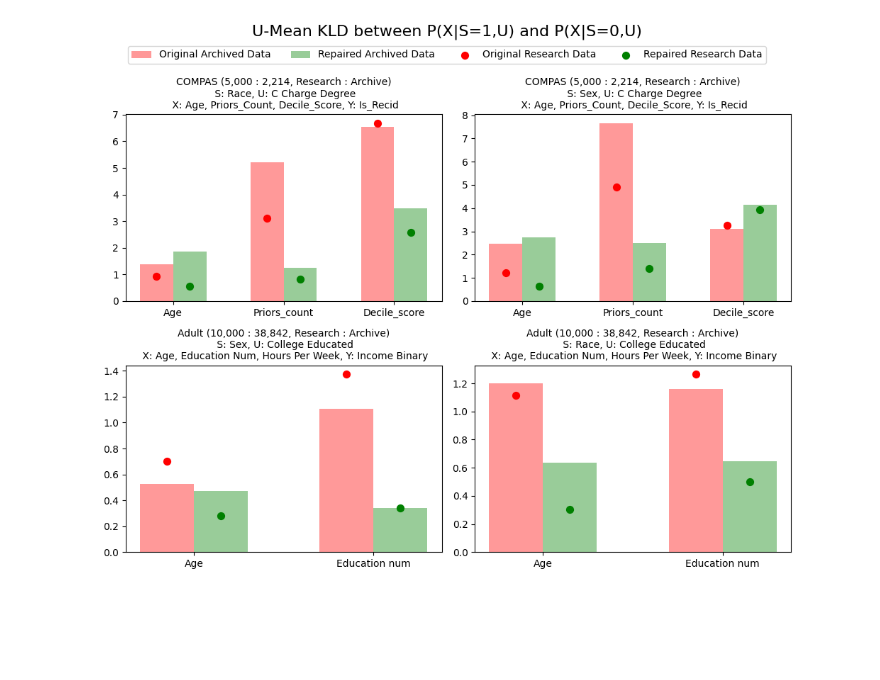
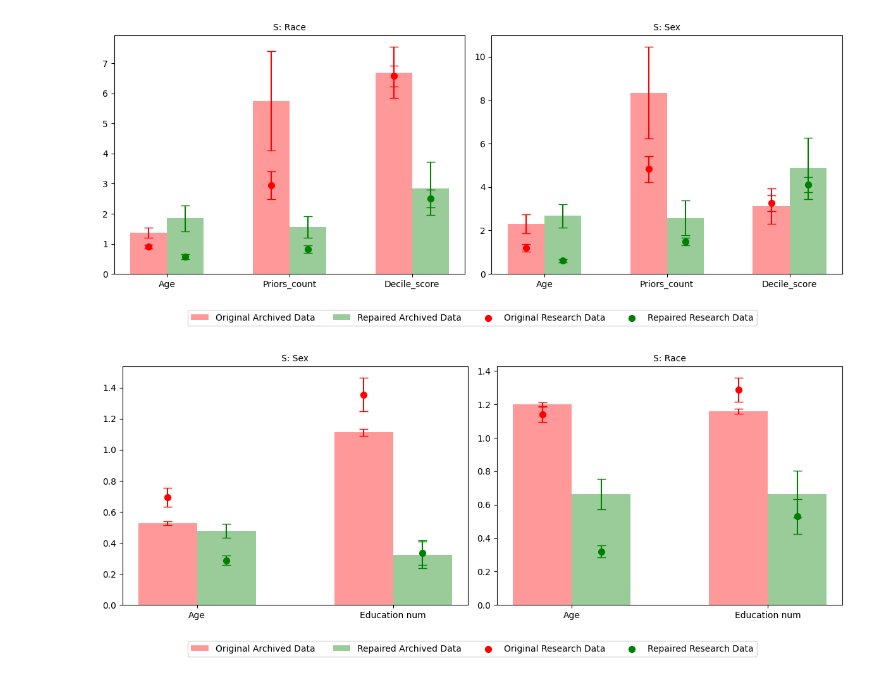
Before and after one commit to Langbridge/AIF360, a Jupyter notebook: examples/demo_distributional_repair.ipynb, the cells around one changed output. Cells and saved outputs as stored; diff of their text form; code cells hidden in the pictures; blank space fills up the shorter version.

```diff
--- a/examples/demo_distributional_repair.ipynb
+++ b/examples/demo_distributional_repair.ipynb
@@ -161,7 +183,7 @@ Mean KLD for Repaired Archive Dataset:     0.38477346237039634
 # %%
 
 
-fig, ax = plt.subplots(figsize=(6, 6))
+fig, ax = plt.subplots(1,1,figsize=(6, 4))
 
 bar_width = 0.3
 original_color = 'red'
@@ -181,7 +203,7 @@ repaired_scatter = ax.scatter(x=pos + bar_width/2, y=kld_x_tilde_R_mean, color=r
 x_labels = [feat.replace('-', ' ').capitalize() for feat in feats if feat not in plot_ignored_features]
 ax.set_xticks(pos)
 ax.set_xticklabels(x_labels)
-ax.set_title(f"Adult Dataset ({n_R:,} : {len(tilde_x_A):,}, Research : Archive)\n S: {s.title()}, U: {u.replace('_', ' ').title()}\n X: {', '.join([x.replace('-', ' ').title() for x in x if x])}, Y: {y.replace(' ', ' ').title()}", fontsize=12)
+# ax.set_title(f"Adult Dataset ({n_R:,} : {len(tilde_x_A):,}, Research : Archive)\n S: {s.title()}, U: {u.replace('_', ' ').title()}\n X: {', '.join([x.replace('-', ' ').title() for x in x if x])}, Y: {y.replace(' ', ' ').title()}", fontsize=12)
 
 handles = [original_bars, repaired_bars, original_scatter, repaired_scatter]
 labels = ['Original Archived Data', 'Repaired Archived Data', 'Original Research Data', 'Repaired Research Data']
@@ -190,7 +212,7 @@ ax.legend(handles, labels)
 ax.set_ylabel("KLD")
 ax.set_xlabel("Feature")
 
-plt.suptitle("U-Mean KLD between P(X|S=1,U) and P(X|S=0,U)", fontsize=16)
-plt.tight_layout(rect=[0, 0, 1, 0.95])
+# plt.suptitle("U-Mean KLD between P(X|S=1,U) and P(X|S=0,U)", fontsize=16)
+# plt.tight_layout(rect=[0, 0, 1, 0.95])
 plt.show()
 # %% [output]
@@ -251,7 +273,7 @@ dataset_tests = [
     },
 ]
 # %%
-trials = 20
+trials = 50
 
 with tqdm(total=len(dataset_tests) * trials, desc="Progress") as pbar:
     for t in dataset_tests:
@@ -297,42 +319,82 @@ with tqdm(total=len(dataset_tests) * trials, desc="Progress") as pbar:
             t['results']['kld_x_A'].append(kld_x_A)
             t['results']['kld_x_tilde_A'].append(kld_x_tilde_A)
             pbar.update(1)  # Update the progress bar after each trial
+# %%
+# import pickle
+# with open('dataset_tests.pkl', 'wb') as f:
+#     pickle.dump(dataset_tests, f)
+
+# # load dataset_tests
+import pickle
+with open('dataset_tests.pkl', 'rb') as f:
+    dataset_tests = pickle.load(f)
 # %%
-fig, axs = plt.subplots(nrows=(len(dataset_tests) + 1) // 2, ncols=2, figsize=(10, 4*((len(dataset_tests) + 1) // 2)))
-axs = axs.flatten()  # Flatten the axs array for easier indexing
+# First plot
+fig1, axs1 = plt.subplots(nrows=1, ncols=2, figsize=(12, 5))
+axs1 = axs1.flatten()
+handles1 = []
 
-handles = []  # Create empty handles list for the legend
+# Second plot
+fig2, axs2 = plt.subplots(nrows=1, ncols=2, figsize=(12, 5))
+axs2 = axs2.flatten()
+handles2 = []
+
 for i, t in enumerate(dataset_tests):
-    ax = axs[i]
+    if i < 2:
+        ax = axs1[i]
+        handles = handles1
+    else:
+        ax = axs2[i-2]
+        handles = handles2
+
     bar_width = 0.3
     original_color = 'red'
     repaired_color = 'green'
+
     kld_x_A_mean = np.mean(t['results']['kld_x_A'], axis=0)[:, 0]
     kld_x_tilde_A_mean = np.mean(t['results']['kld_x_tilde_A'], axis=0)[:, 0]
     kld_x_R_mean = np.mean(t['results']['kld_x_R'], axis=0)[:, 0]
     kld_x_tilde_R_mean = np.mean(t['results']['kld_x_tilde_R'], axis=0)[:, 0]
+
+    kld_x_A_std = np.std(t['results']['kld_x_A'], axis=0)[:, 0]
+    kld_x_tilde_A_std = np.std(t['results']['kld_x_tilde_A'], axis=0)[:, 0]
+    kld_x_R_std = np.std(t['results']['kld_x_R'], axis=0)[:, 0]
+    kld_x_tilde_R_std = np.std(t['results']['kld_x_tilde_R'], axis=0)[:, 0]
+
     pos = np.arange(len(kld_x_A_mean))
     original_bars = ax.bar(x=pos - bar_width/2, height=kld_x_A_mean, width=bar_width, alpha=0.4, color=original_color)
     repaired_bars = ax.bar(x=pos + bar_width/2, height=kld_x_tilde_A_mean, width=bar_width, alpha=0.4, color=repaired_color)
+
     original_scatter = ax.scatter(x=pos - bar_width/2, y=kld_x_R_mean, color=original_color, marker='o', s=50)
     repaired_scatter = ax.scatter(x=pos + bar_width/2, y=kld_x_tilde_R_mean, color=repaired_color, marker='o', s=50)
+
+    ax.errorbar(x=pos - bar_width/2, y=kld_x_R_mean, yerr=kld_x_R_std, fmt='none', ecolor=original_color, capsize=5)
+    ax.errorbar(x=pos + bar_width/2, y=kld_x_tilde_R_mean, yerr=kld_x_tilde_R_std, fmt='none', ecolor=repaired_color, capsize=5)
+
+    ax.errorbar(x=pos - bar_width/2, y=kld_x_A_mean, yerr=kld_x_A_std, fmt='none', ecolor=original_color, capsize=5)
+    ax.errorbar(x=pos + bar_width/2, y=kld_x_tilde_A_mean, yerr=kld_x_tilde_A_std, fmt='none', ecolor=repaired_color, capsize=5)
+
     x_labels = [x.replace('-', ' ').capitalize() for x in t['x']]
     ax.set_xticks(pos)
-    ax.set_xticklabels(x_labels[:len(pos)])  # Slice the labels to match the number of tick locations
-    ax.set_title(f"{t['dataset_name']} ({t['n_R']:,} : {t['n_A']:,}, Research : Archive)\n S: {t['s'].title()}, U: {t['u'].replace('_', ' ').title()}\n X: {', '.join([x.replace('-', ' ').title() for x in t['x'] if x])}, Y: {t['y'].replace(' ', ' ').title()}",fontsize=10)
+    ax.set_xticklabels(x_labels[:len(pos)])
+    ax.set_title(f"S: {t['s'].title()}", fontsize=10)
 
-    if i == 0:
+    #y-axis label
+    if i % 2 == 0:
+        ax.set_ylabel("U-Mean KLD")
+
+    if i % 2 == 0:
         handles.extend([original_bars, repaired_bars, original_scatter, repaired_scatter])
-        labels = ['Original Archived Data', 'Repaired Archived Data', 'Original Research Data', 'Repaired Research Data']
 
-# Remove any unused subplots
-for j in range(i+1, len(axs)):
-    fig.delaxes(axs[j])
+labels = ['Original Archived Data', 'Repaired Archived Data', 'Original Research Data', 'Repaired Research Data']
 
-fig.legend(handles, labels, loc='upper center', bbox_to_anchor=(0.5, 0.95), ncol=4)
-fig.suptitle("U-Mean KLD between P(X|S=1,U) and P(X|S=0,U)", fontsize=16)
-plt.tight_layout(rect=[0, 0, 1, 0.95])
+fig1.legend(handles1, labels, loc='lower center', bbox_to_anchor=(0.5, 0), ncol=4)
+fig1.tight_layout(rect=[0, 0.1, 1, 1])
+
+fig2.legend(handles2, labels, loc='lower center', bbox_to_anchor=(0.5, 0), ncol=4)
+fig2.tight_layout(rect=[0, 0.1, 1, 1])
 # %% [output]
-[figure, old version]
+[figure, new version]
+[figure, added]
 # %%
 n_R_tests = []
```
Also changed, not shown: parts of 27 cells of this notebook, 4 other files.
